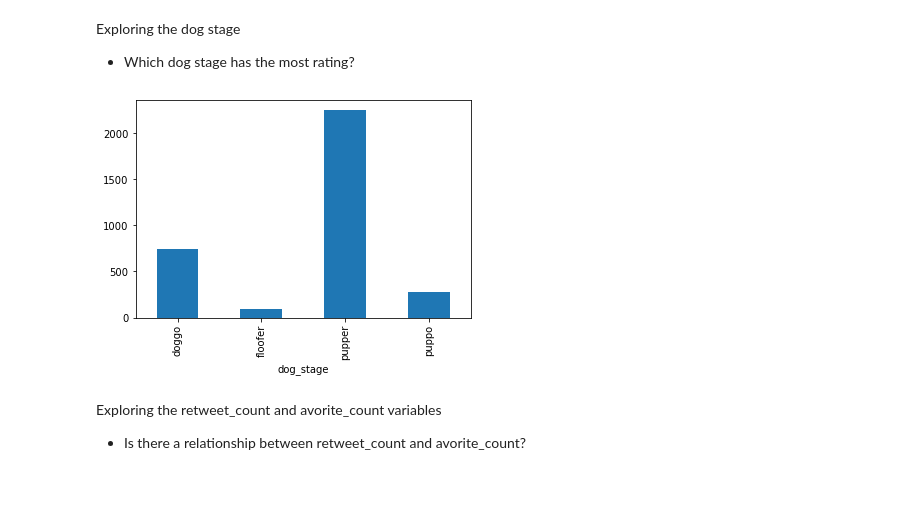
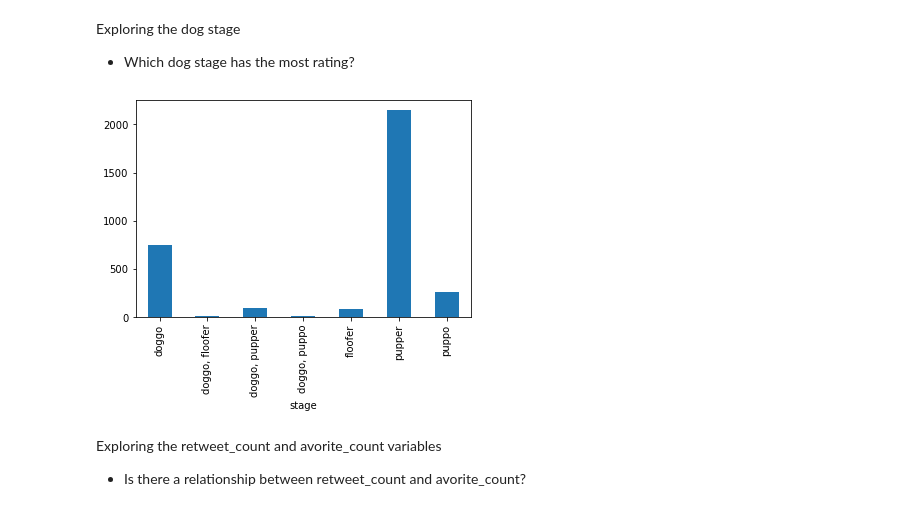
Before and after one commit to kingsolomonotooK7/Wrangle_and_Analyze_Data, a Jupyter notebook: wrangle_act.ipynb, the cells around one changed output. Cells and saved outputs as stored; diff of their text form; code cells hidden in the pictures.

```diff
--- a/wrangle_act.ipynb
+++ b/wrangle_act.ipynb
@@ -958,9 +938,9 @@ Text(0.5, 1.0, 'Most common dog names')
 Exploring the dog stage
 - Which dog stage has the most rating?
 # %%
-twitter_cleaned.groupby("dog_stage")['rating_numerator'].sum().plot(kind='bar');
+twitter_cleaned.groupby("stage")['rating_numerator'].sum().plot(kind='bar');
 # %% [output]
-[figure, old version]
+[figure, new version]
 # %% [markdown]
 Exploring the retweet_count and avorite_count variables
 - Is there a relationship between retweet_count and avorite_count?
```
Also changed, not shown: parts of 26 cells of this notebook.
